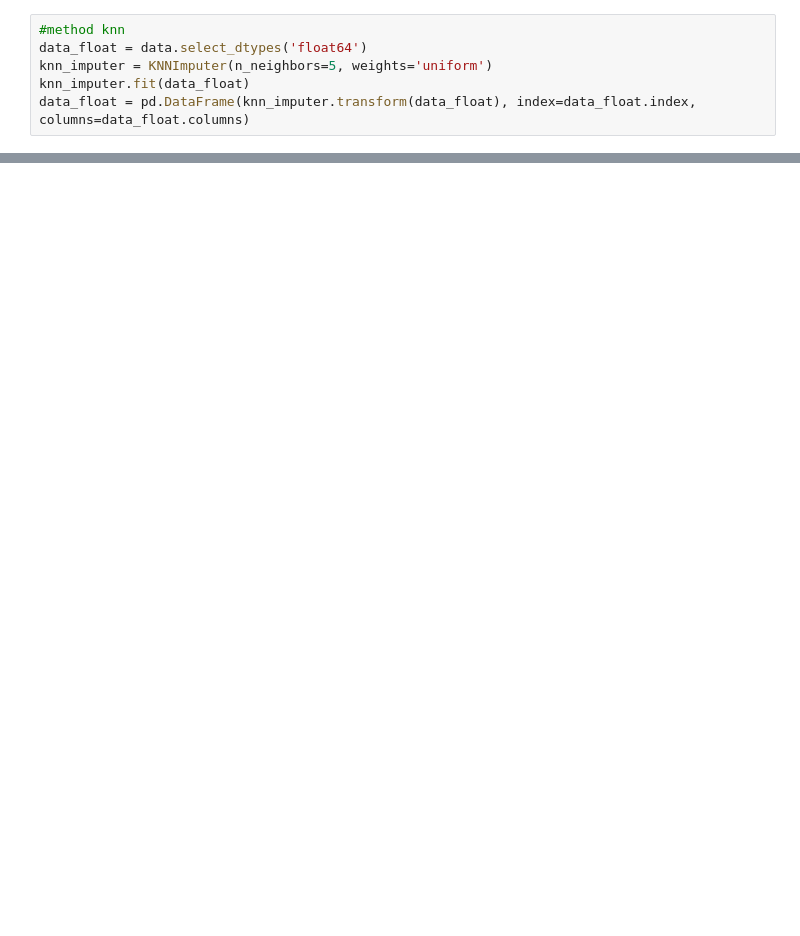
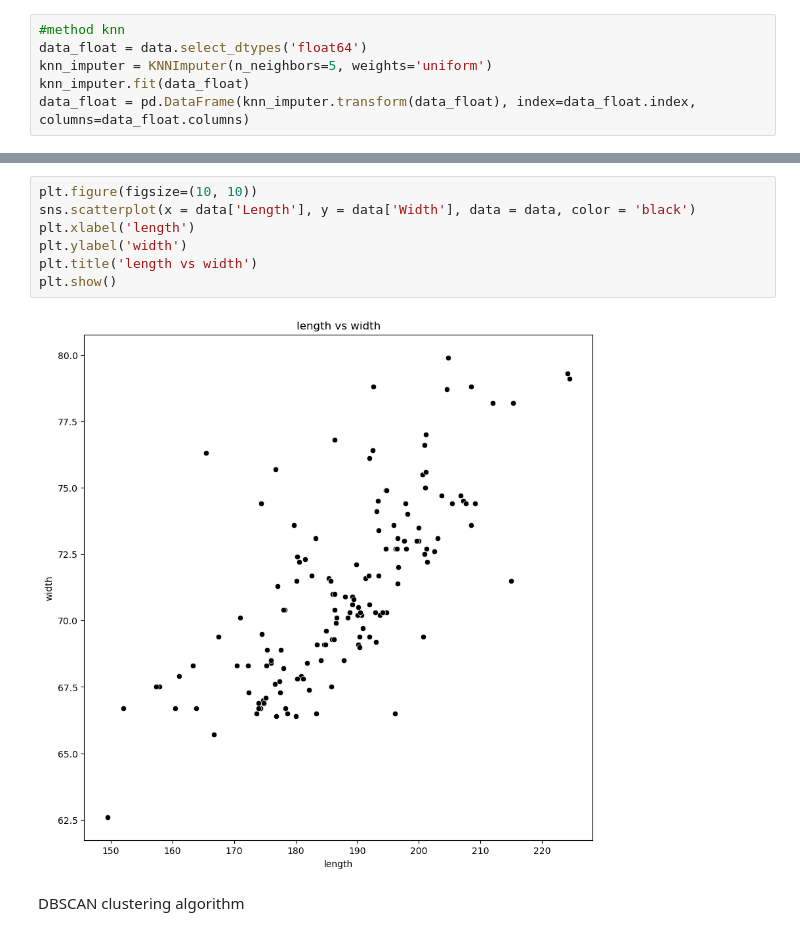
Before and after one commit to churkenberg/primary_data_processing, a Jupyter notebook: clearing.ipynb, the cells around one changed output, grey strips where cells are left out. Saved outputs shown, nothing was run; the diff lists cells and outputs as text; blank space fills up the shorter version.

```diff
--- a/clearing.ipynb
+++ b/clearing.ipynb
@@ -109,0 +230,11 @@ data_float.shape
+# %%
+plt.figure(figsize=(10, 10))
+sns.scatterplot(x = data['Length'], y = data['Width'], data = data, color = 'black')
+plt.xlabel('length')
+plt.ylabel('width')
+plt.title('length vs width')
+plt.show()
+# %% [output]
+[figure, added]
+# %% [markdown]
+DBSCAN clustering algorithm
```
Also changed, not shown: parts of 9 cells of this notebook.
